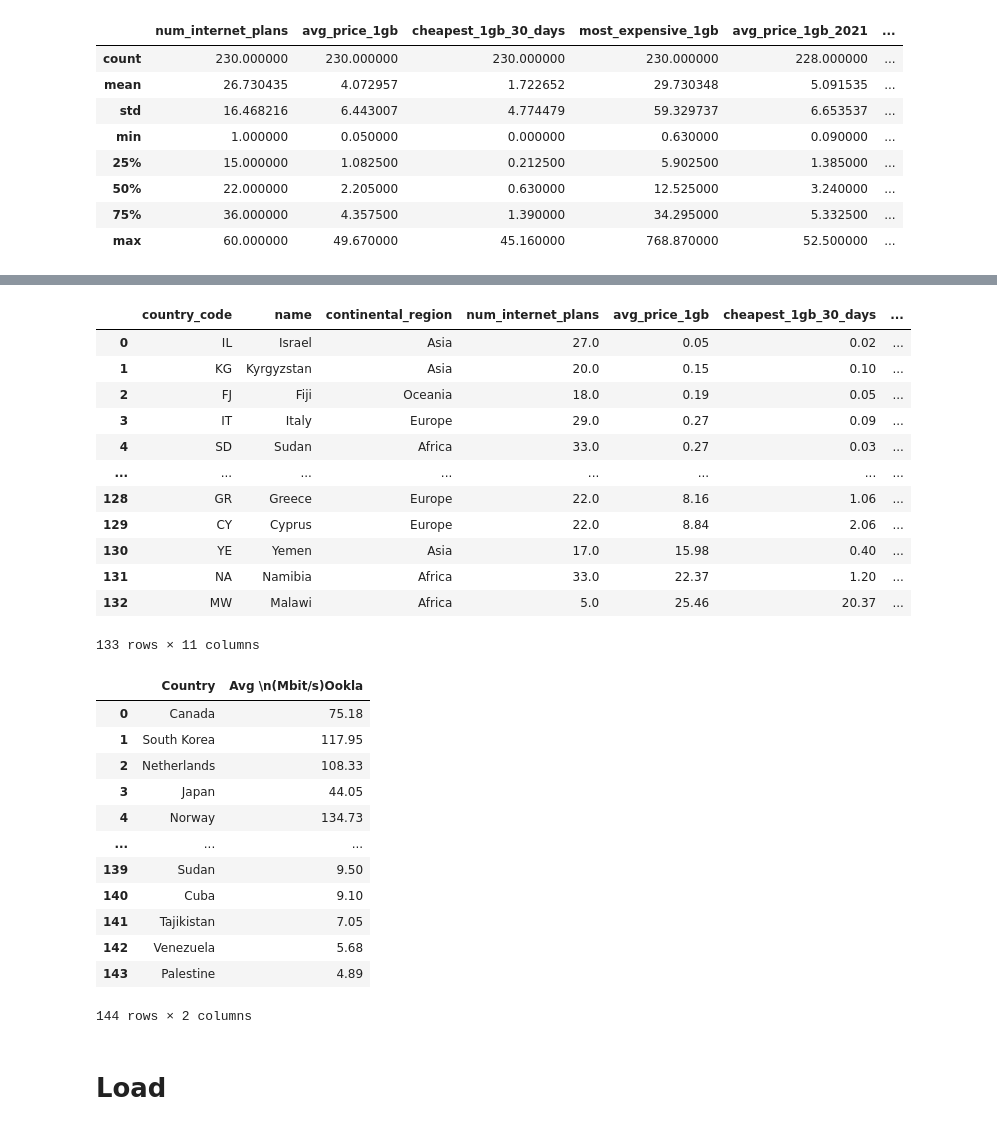
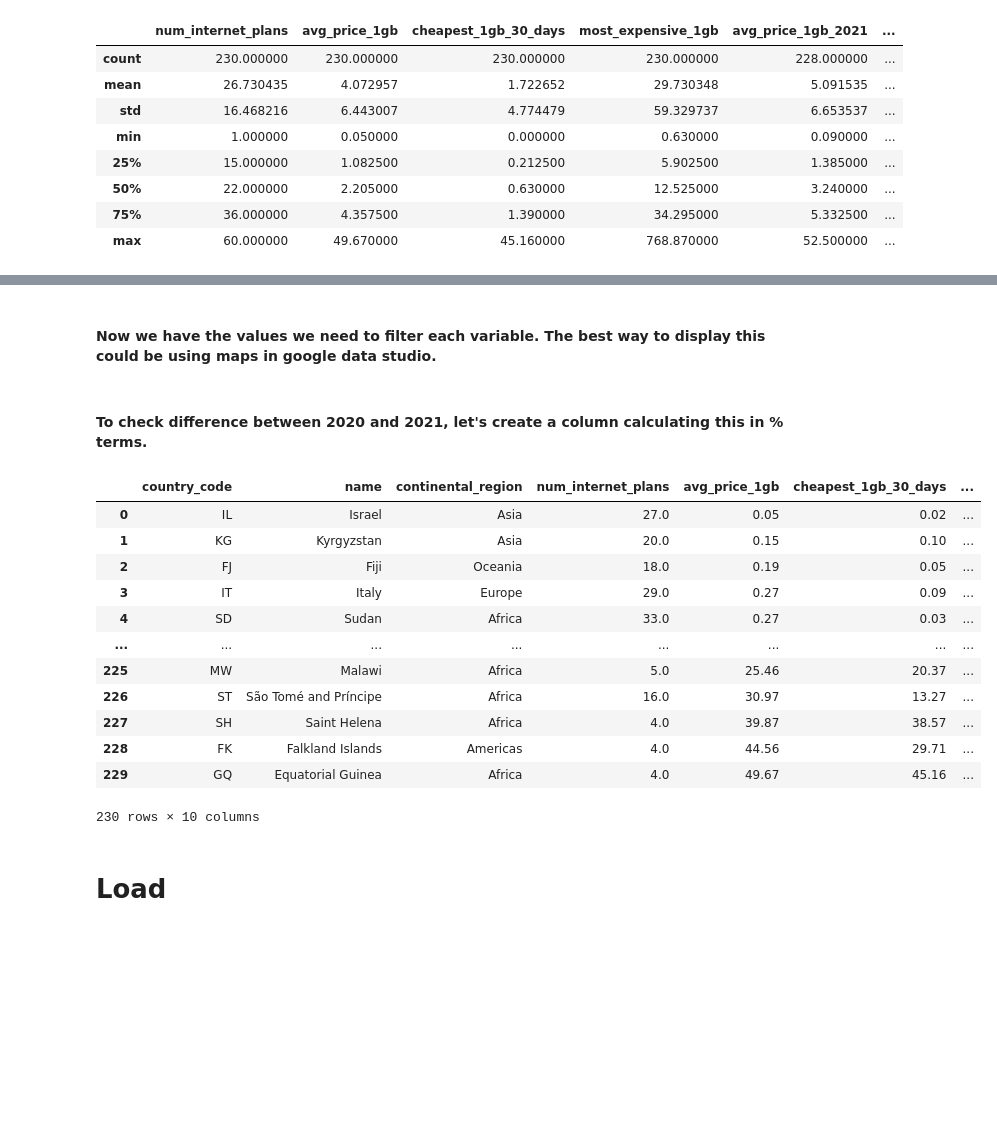
Before and after one commit to ManuelEspitia1/cerebro, a Jupyter notebook: webproject.ipynb, the cells around one changed output, grey strips where cells are left out. Drawn from its saved outputs; the diff is of its cells as text; code cells hidden in the pictures; blank space fills up the shorter version.

Commit message:
Few more changes to numeric columns Added new column calculating % change from 2020 to 2021

```diff
--- a/webproject.ipynb
+++ b/webproject.ipynb
@@ -363,36 +343,29 @@ prices_speed_users = pd.merge(prices,speed,left_on='name',right_on='Country',how
-# %%
-# prices_speed_users.loc[prices_speed_users['Country'].isnull(),]
-prices_speed_users
-# %% [output]
-|  | country_code | name | continental_region | num_internet_plans | avg_price_1gb | cheapest_1gb_30_days | ... |
-| 0 | IL | Israel | Asia | 27.0 | 0.05 | 0.02 | ... |
-| 1 | KG | Kyrgyzstan | Asia | 20.0 | 0.15 | 0.10 | ... |
-| 2 | FJ | Fiji | Oceania | 18.0 | 0.19 | 0.05 | ... |
-| 3 | IT | Italy | Europe | 29.0 | 0.27 | 0.09 | ... |
-| 4 | SD | Sudan | Africa | 33.0 | 0.27 | 0.03 | ... |
-| ... | ... | ... | ... | ... | ... | ... | ... |
-| 128 | GR | Greece | Europe | 22.0 | 8.16 | 1.06 | ... |
-| 129 | CY | Cyprus | Europe | 22.0 | 8.84 | 2.06 | ... |
-| 130 | YE | Yemen | Asia | 17.0 | 15.98 | 0.40 | ... |
-| 131 | NA | Namibia | Africa | 33.0 | 22.37 | 1.20 | ... |
-| 132 | MW | Malawi | Africa | 5.0 | 25.46 | 20.37 | ... |
-133 rows × 11 columns
-# %%
-speed
-# %% [output]
-|  | Country | Avg \n(Mbit/s)Ookla |
-| 0 | Canada | 75.18 |
-| 1 | South Korea | 117.95 |
-| 2 | Netherlands | 108.33 |
-| 3 | Japan | 44.05 |
-| 4 | Norway | 134.73 |
-| ... | ... | ... |
-| 139 | Sudan | 9.50 |
-| 140 | Cuba | 9.10 |
-| 141 | Tajikistan | 7.05 |
-| 142 | Venezuela | 5.68 |
-| 143 | Palestine | 4.89 |
-144 rows × 2 columns
+# %% [markdown]
+#### Now we have the values we need to filter each variable. The best way to display this could be using maps in google data studio.
+# %% [markdown]
+#### To check difference between 2020 and 2021, let's create a column calculating this in % terms.
+# %%
+# create column with % variation between 2020 and 2021. We can build a function for that
+def percentage_change(col1,col2):
+    return ((col2 - col1) / col1)
+
+prices['%_change_2020_2021'] = round(percentage_change(prices['avg_price_1gb_2020'],prices['avg_price_1gb_2021']),4)
+# %%
+prices
+# %% [output]
+|  | country_code | name | continental_region | num_internet_plans | avg_price_1gb | cheapest_1gb_30_days | ... |
+| 0 | IL | Israel | Asia | 27.0 | 0.05 | 0.02 | ... |
+| 1 | KG | Kyrgyzstan | Asia | 20.0 | 0.15 | 0.10 | ... |
+| 2 | FJ | Fiji | Oceania | 18.0 | 0.19 | 0.05 | ... |
+| 3 | IT | Italy | Europe | 29.0 | 0.27 | 0.09 | ... |
+| 4 | SD | Sudan | Africa | 33.0 | 0.27 | 0.03 | ... |
+| ... | ... | ... | ... | ... | ... | ... | ... |
+| 225 | MW | Malawi | Africa | 5.0 | 25.46 | 20.37 | ... |
+| 226 | ST | São Tomé and Príncipe | Africa | 16.0 | 30.97 | 13.27 | ... |
+| 227 | SH | Saint Helena | Africa | 4.0 | 39.87 | 38.57 | ... |
+| 228 | FK | Falkland Islands | Americas | 4.0 | 44.56 | 29.71 | ... |
+| 229 | GQ | Equatorial Guinea | Africa | 4.0 | 49.67 | 45.16 | ... |
+230 rows × 10 columns
 # %% [markdown]
 # Load
 # %%
```
Also changed, not shown: parts of 20 cells of this notebook.
